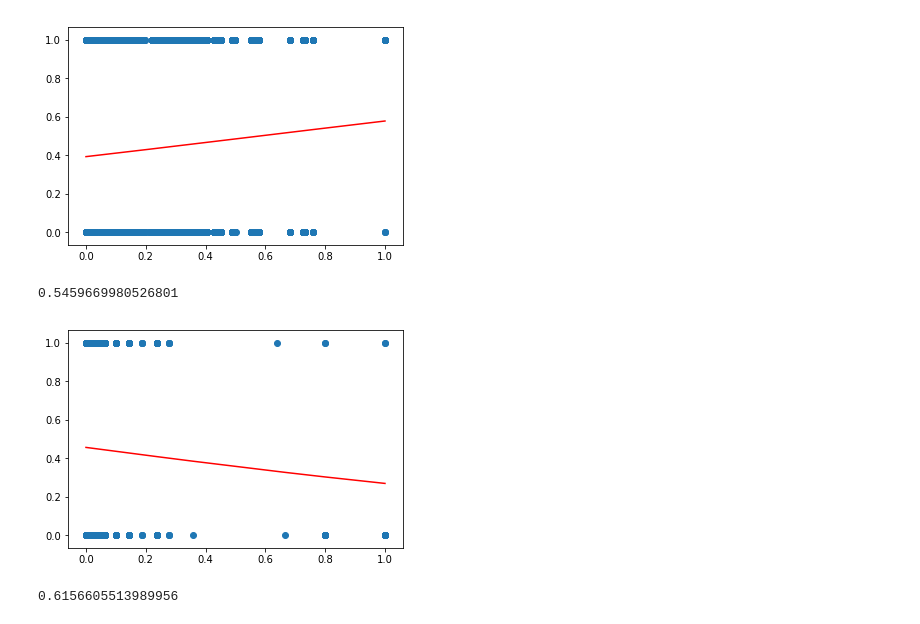
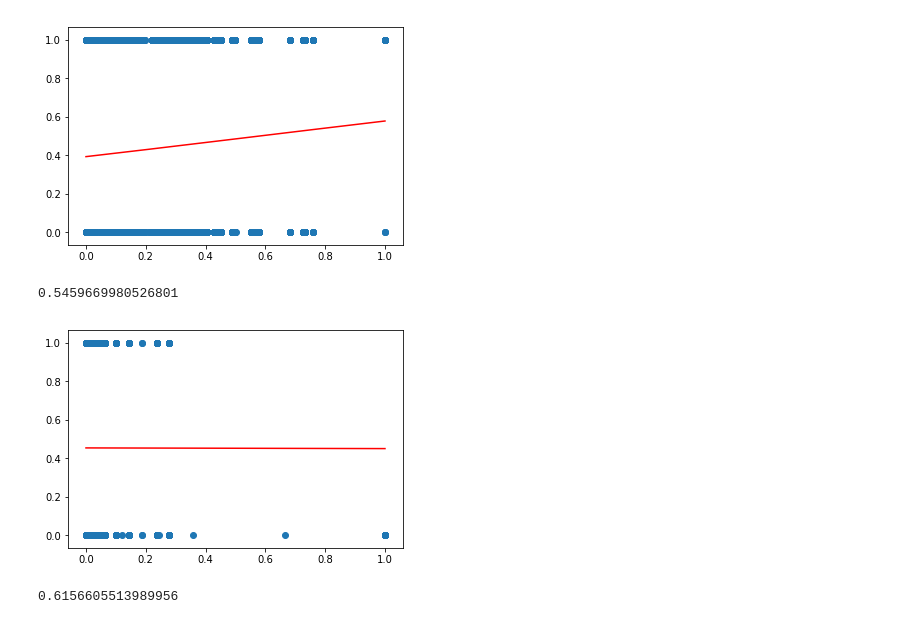
Before and after one commit to jems2019/CMPE257, a Jupyter notebook: Logistic_Regression/Logistic_Regression.ipynb, the cells around one changed output. Drawn from its saved outputs; the diff is of its cells as text; code cells hidden in the pictures.

```diff
--- a/Logistic_Regression/Logistic_Regression.ipynb
+++ b/Logistic_Regression/Logistic_Regression.ipynb
@@ -31,7 +35,7 @@ import warnings
 
 """
 warnings.simplefilter('ignore')
-data = pd.read_csv("../data/California_latlng_merged.csv")
+data = pd.read_csv("../data/final_wine_and_fire_data.csv")
 data.dropna(inplace = True)
 print(data.shape)
 data.head()
@@ -62,6 +66,12 @@ data['norm_total_fires'] = abs((data.total_fires - data.total_fires.min()) / (da
 
 # Normalizing points(rating) between 1 and 0
 data['norm_sum_fire_size'] = abs((data.sum_fire_size - data.sum_fire_size.min()) / (data.sum_fire_size.max()))
+
+# Normalizing points(rating) between 1 and 0
+data['norm_total_fires_current'] = abs((data.total_fires_current - data.total_fires_current.min()) / (data.total_fires_current.max()))
+
+# Normalizing points(rating) between 1 and 0
+data['norm_sum_fire_size_current'] = abs((data.sum_fire_size_current - data.sum_fire_size_current.min()) / (data.sum_fire_size_current.max()))
 # %% [markdown]
 Here, we apply logistic regression with multiclass to try to predict the price and the points of a wine. The results are not very good, since there are so many y 'classes' to predict.
 # %%
@@ -214,21 +243,21 @@ plt.show()
 0.5577534078097776
 [figure]
 # %%
-x = data.loc[:, ['norm_sum_fire_size']]
+x = data.loc[:, ['norm_sum_fire_size_current']]
 y = data.loc[:, ['good_wine']]
 
 reg = LogisticRegression(random_state=0, solver='saga', multi_class='ovr').fit(x, y)
 print(reg.score(x,y))
 
 predict = reg.predict(x)
 
 plt.scatter(x, y)
-x = x.sort_values(by = 'norm_sum_fire_size')
+x = x.sort_values(by = 'norm_sum_fire_size_current')
 plt.plot(x,reg.predict_proba(x)[:,1],color = 'red')
 plt.show()
 # %% [output]
 0.5459669980526801
-[figure, old version]
+[figure, new version]
 # %%
 x = data.loc[:, ['norm_vintage', 'norm_price','norm_total_fires','norm_sum_fire_size', 'norm_variety_numerical']]
 y = data.loc[:, ['good_wine']]
```
Also changed, not shown: parts of 13 cells of this notebook, 2 other files.
